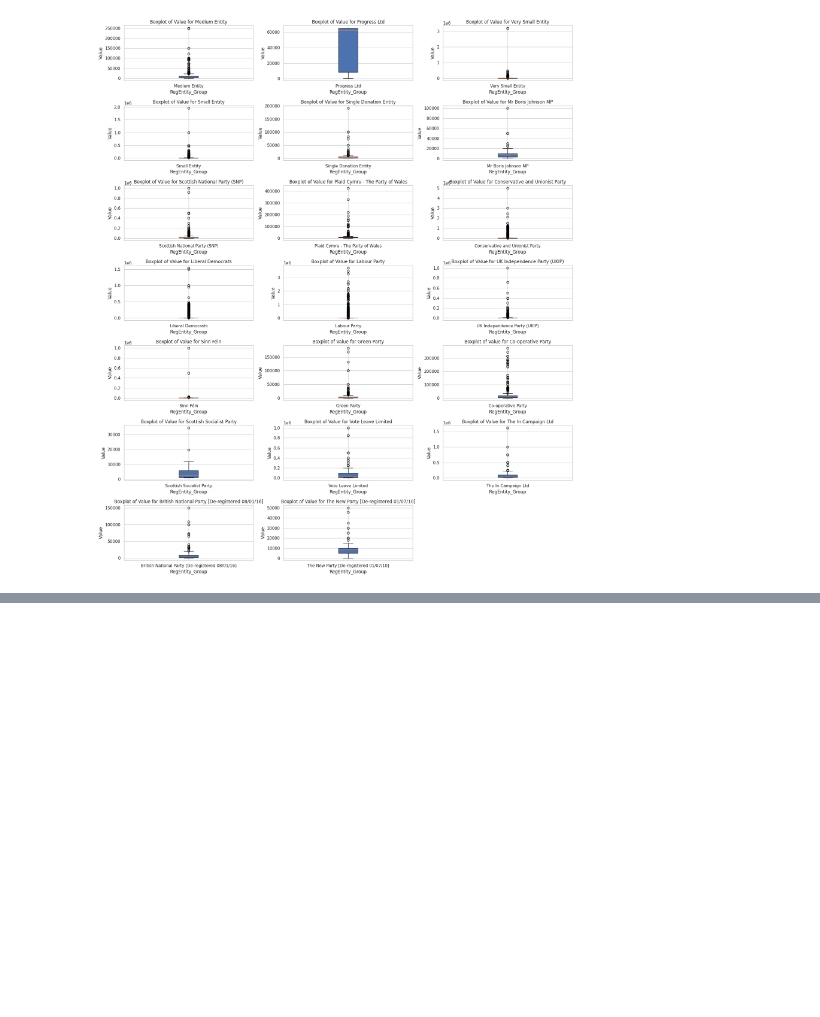
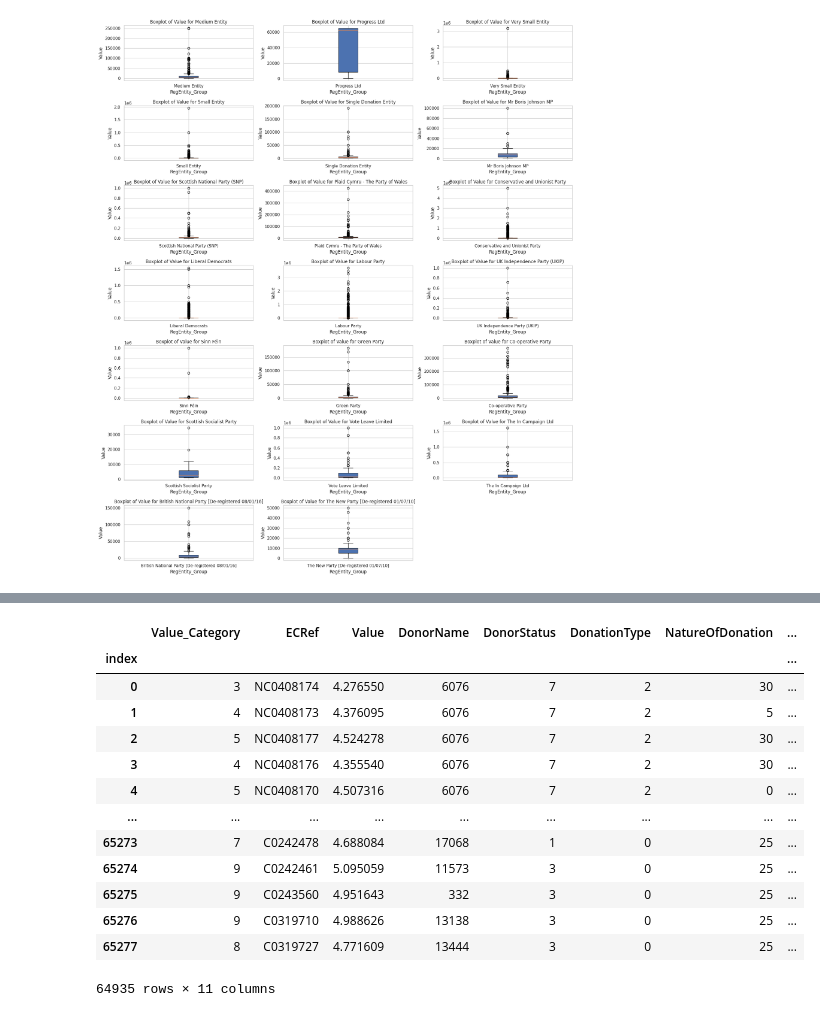
Before and after one commit to Hysnap/PoliticalDonations_Repository, a Jupyter notebook: jupyter_notebooks/DataManipulationTrial.ipynb, the cells around one changed output, grey strips where cells are left out. Cells and saved outputs as stored; diff of their text form; code cells hidden in the pictures; blank space fills up the shorter version.

```diff
--- a/jupyter_notebooks/DataManipulationTrial.ipynb
+++ b/jupyter_notebooks/DataManipulationTrial.ipynb
@@ -781,14 +868,11 @@ KeyboardInterrupt:
 #  based on donor(status, Type, Name, Donor Regulatory Status) qtrs since last election, value of donation, wether it was a bequest,
 #  wether it was an aggregation, Nature Of Donation
 
-#Apply YeoJohnsonTransformer to Value
-X_train, X_test, y_train, y_test =  train_test_split(
-            df.drop(['ReceivedDate', 'ValueCategory'], axis=1),
-            dF['RegEntity_Group'], test_size=0.3, random_state=0)
-
-encoder = OrdinalEncoder(
-         encoding_method='arbitrary',
-         variables=['cabin', 'embarked', 'sex'])
-
-tf.fit(X_train)
-tf.lambda_dict_
+le=LabelEncoder()
+df['Value_Category'] = le.fit_transform(df['Value_Category'])
+df['DonorName'] = le.fit_transform(df['DonorName'])
+df['DonorStatus'] = le.fit_transform(df['DonorStatus'])
+df['DonationType'] = le.fit_transform(df['DonationType'])
+df['NatureOfDonation'] = le.fit_transform(df['NatureOfDonation'])
+df['RegEntity_Group'] =  le.fit_transform(df['RegEntity_Group'])
+print(df)
@@ -794,0 +898,24 @@ tf.lambda_dict_
+# %%
+#Apply YeoJohnsonTransformer to Value
+ytf = YeoJohnsonTransformer(variables = ['Value'])
+
+ytf.fit(df)
+
+ytf.lambda_dict_
+
+ytf.transform(df)
+# %% [output]
+|  | Value_Category | ECRef | Value | DonorName | DonorStatus | DonationType | NatureOfDonation | ... |
+| index |  |  |  |  |  |  |  | ... |
+| 0 | 3 | NC0408174 | 4.276550 | 6076 | 7 | 2 | 30 | ... |
+| 1 | 4 | NC0408173 | 4.376095 | 6076 | 7 | 2 | 5 | ... |
+| 2 | 5 | NC0408177 | 4.524278 | 6076 | 7 | 2 | 30 | ... |
+| 3 | 4 | NC0408176 | 4.355540 | 6076 | 7 | 2 | 30 | ... |
+| 4 | 5 | NC0408170 | 4.507316 | 6076 | 7 | 2 | 0 | ... |
+| ... | ... | ... | ... | ... | ... | ... | ... | ... |
+| 65273 | 7 | C0242478 | 4.688084 | 17068 | 1 | 0 | 25 | ... |
+| 65274 | 9 | C0242461 | 5.095059 | 11573 | 3 | 0 | 25 | ... |
+| 65275 | 9 | C0243560 | 4.951643 | 332 | 3 | 0 | 25 | ... |
+| 65276 | 9 | C0319710 | 4.988626 | 13138 | 3 | 0 | 25 | ... |
+| 65277 | 8 | C0319727 | 4.771609 | 13444 | 3 | 0 | 25 | ... |
+64935 rows × 11 columns
```
Also changed, not shown: parts of 11 cells of this notebook.
